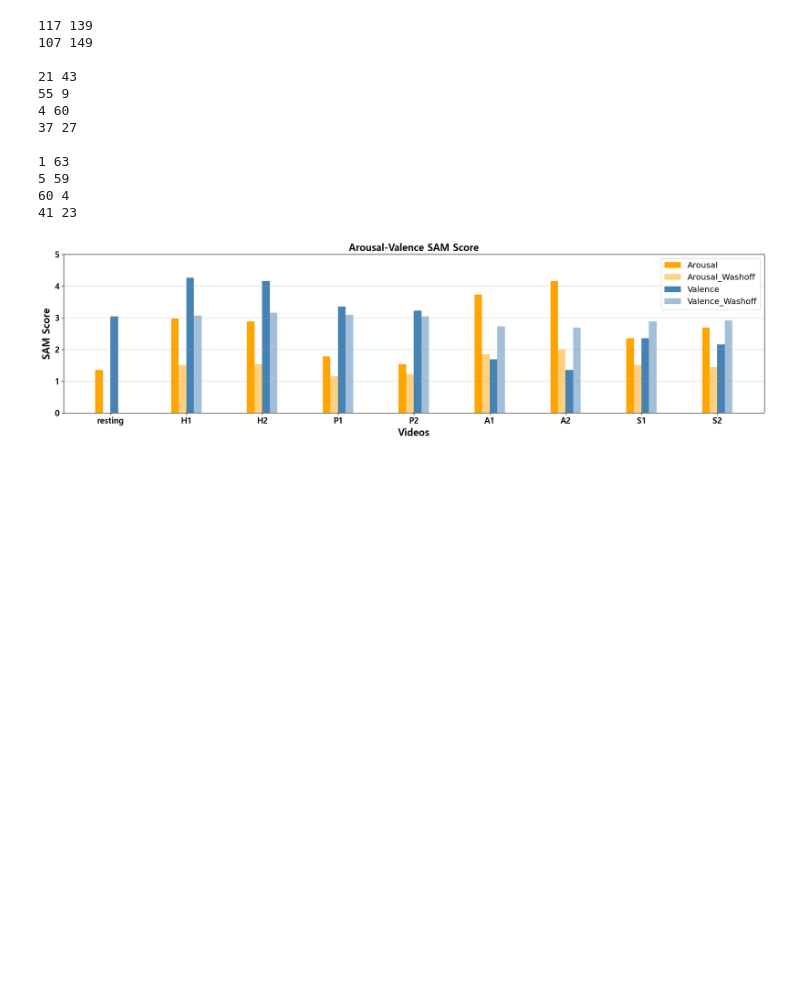
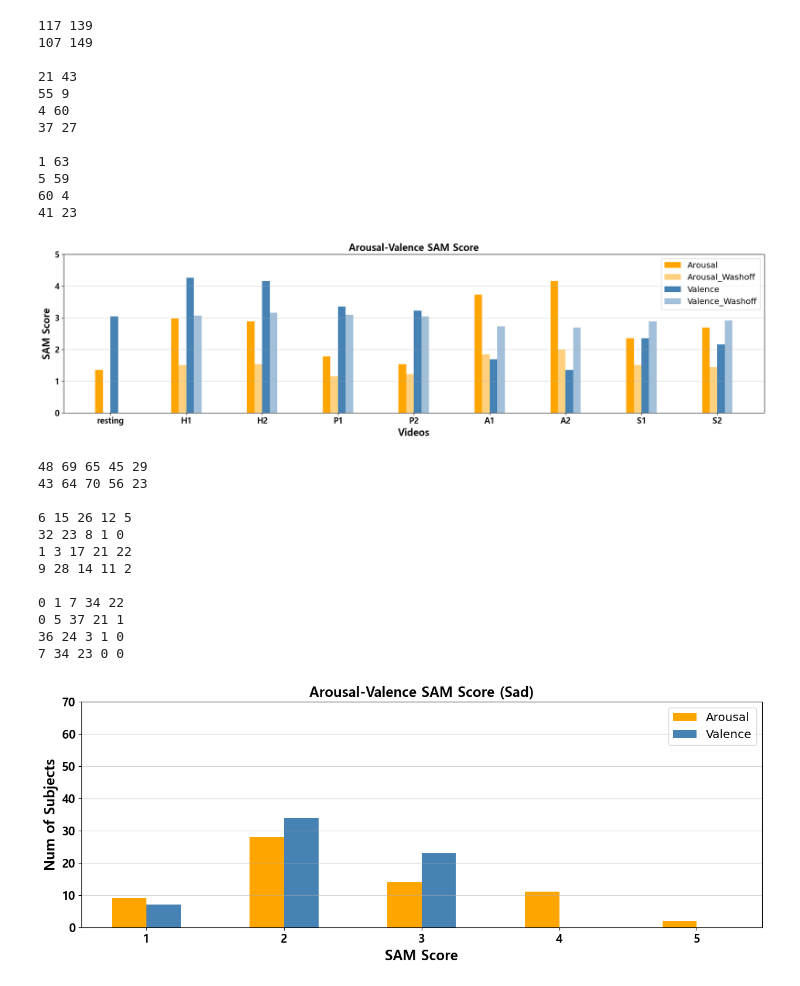
Before and after one commit to sees4321/Samsung_2024, a Jupyter notebook: emotion_data_analyze.ipynb, the cells around one changed output. Saved outputs shown, nothing was run; the diff lists cells and outputs as text; code cells hidden in the pictures; blank space fills up the shorter version.

```diff
--- a/emotion_data_analyze.ipynb
+++ b/emotion_data_analyze.ipynb
@@ -122,3 +122,68 @@ Plot_Emotion_Label_Distribution()
 60 4
 41 23
 [figure]
+# %%
+def Plot_Emotion_Label_Distribution2():
+    ROOT_PATH = r'D:/One_한양대학교/private object minsu/coding/data/samsung_2024/Day 1/'
+    subj_list = os.listdir(ROOT_PATH)
+    videos = ['resting','H1','H2','P1','P2','A1','A2','S1','S2']
+    num_videos = len(videos)
+
+    emotion_label_ = np.zeros((len(subj_list), num_videos, 4), int)
+    for idx, subj in enumerate(subj_list):
+        dat_list = os.listdir(ROOT_PATH + subj)
+
+        label_raw = pd.read_csv(ROOT_PATH + subj + '/' + [s for s in dat_list if 'Emotion' in s][0])
+        emotion_label_[idx,:,:2] = np.array(label_raw[videos][:2]).T
+        emotion_label_[idx,1:,2:] = np.array(label_raw[['H1w','H2w','P1w','P2w','A1w','A2w','S1w','S2w']][:2]).T
+
+    new_emotion_label = emotion_label_[:,1:,:2] # 32, 8, 2
+    # print(new_emotion_label[:,0:2,0])
+    new_emotion_label = np.stack([new_emotion_label[:,:,0],new_emotion_label[:,:,1]], axis=2, dtype=int)
+    print(np.sum(new_emotion_label[:,:,0]==1),np.sum(new_emotion_label[:,:,0]==2),np.sum(new_emotion_label[:,:,0]==3),np.sum(new_emotion_label[:,:,0]==4),np.sum(new_emotion_label[:,:,0]==5))
+    print(np.sum(new_emotion_label[:,:,1]==1),np.sum(new_emotion_label[:,:,1]==2),np.sum(new_emotion_label[:,:,1]==3),np.sum(new_emotion_label[:,:,1]==4),np.sum(new_emotion_label[:,:,1]==5),'\n')
+    all_a = [np.sum(new_emotion_label[:,:,0]==1),np.sum(new_emotion_label[:,:,0]==2),np.sum(new_emotion_label[:,:,0]==3),np.sum(new_emotion_label[:,:,0]==4),np.sum(new_emotion_label[:,:,0]==5)]
+    all_v = [np.sum(new_emotion_label[:,:,1]==1),np.sum(new_emotion_label[:,:,1]==2),np.sum(new_emotion_label[:,:,1]==3),np.sum(new_emotion_label[:,:,1]==4),np.sum(new_emotion_label[:,:,1]==5)]
+
+    for i in range(4):
+        print(np.sum(new_emotion_label[:,i*2:i*2+2,0]==1),np.sum(new_emotion_label[:,i*2:i*2+2,0]==2),np.sum(new_emotion_label[:,i*2:i*2+2,0]==3),np.sum(new_emotion_label[:,i*2:i*2+2,0]==4),np.sum(new_emotion_label[:,i*2:i*2+2,0]==5))
+
+    print()
+    for i in range(4):
+        print(np.sum(new_emotion_label[:,i*2:i*2+2,1]==1),np.sum(new_emotion_label[:,i*2:i*2+2,1]==2),np.sum(new_emotion_label[:,i*2:i*2+2,1]==3),np.sum(new_emotion_label[:,i*2:i*2+2,1]==4),np.sum(new_emotion_label[:,i*2:i*2+2,1]==5))
+
+    i=3
+    all_a = [np.sum(new_emotion_label[:,i*2:i*2+2,0]==1),np.sum(new_emotion_label[:,i*2:i*2+2,0]==2),np.sum(new_emotion_label[:,i*2:i*2+2,0]==3),np.sum(new_emotion_label[:,i*2:i*2+2,0]==4),np.sum(new_emotion_label[:,i*2:i*2+2,0]==5)]
+    all_v = [np.sum(new_emotion_label[:,i*2:i*2+2,1]==1),np.sum(new_emotion_label[:,i*2:i*2+2,1]==2),np.sum(new_emotion_label[:,i*2:i*2+2,1]==3),np.sum(new_emotion_label[:,i*2:i*2+2,1]==4),np.sum(new_emotion_label[:,i*2:i*2+2,1]==5)]
+    plt.figure(figsize=(15,5))
+    bar_width = 0.25
+    index = np.arange(0,5,1)
+
+    mean_emotion_label = np.mean(emotion_label_,0)
+    std_emotion_label = np.std(emotion_label_,0)
+
+    plt.grid(axis='y',alpha=.5)
+    bar1 = plt.bar(index - bar_width/2, all_a, bar_width, alpha=1, color = 'orange', label = 'Arousal')# , yerr=std_emotion_label[:,0])
+    bar2 = plt.bar(index + bar_width/2, all_v, bar_width, alpha=1, color = 'steelblue', label = 'Valence')# , yerr=std_emotion_label[:,1])
+    plt.xticks(np.arange(0, 5, 1), np.arange(1,6,1), fontweight='bold', fontsize='x-large', fontfamily='Malgun Gothic')
+    plt.yticks(np.arange(0,80,10), fontweight='semibold',fontsize='x-large', fontfamily='Malgun Gothic')
+    plt.title('Arousal-Valence SAM Score (Sad)', fontsize='xx-large', fontweight='bold', fontfamily='Malgun Gothic')
+    plt.ylabel("Num of Subjects", fontsize='xx-large', fontweight='bold', fontfamily='Malgun Gothic')
+    plt.xlabel("SAM Score", fontsize='xx-large', fontweight='bold', fontfamily='Malgun Gothic')
+    plt.legend(['Arousal','Valence'], fontsize='x-large')
+
+Plot_Emotion_Label_Distribution2()
+# %% [output]
+48 69 65 45 29
+43 64 70 56 23
+
+6 15 26 12 5
+32 23 8 1 0
+1 3 17 21 22
+9 28 14 11 2
+
+0 1 7 34 22
+0 5 37 21 1
+36 24 3 1 0
+7 34 23 0 0
+[figure, added]
```
Also changed, not shown: parts of 1 cell of this notebook, 7 other files.
